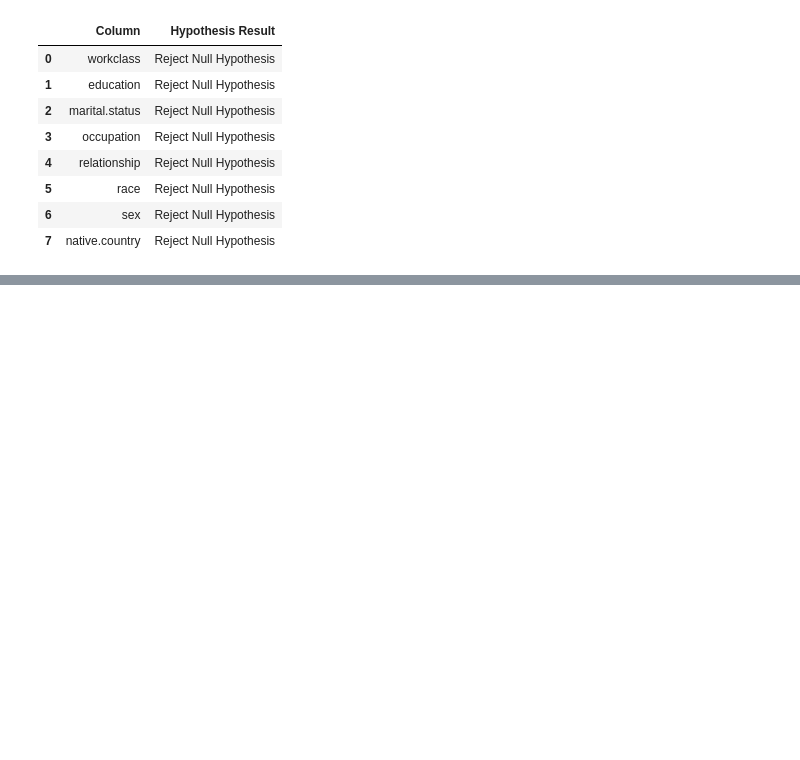
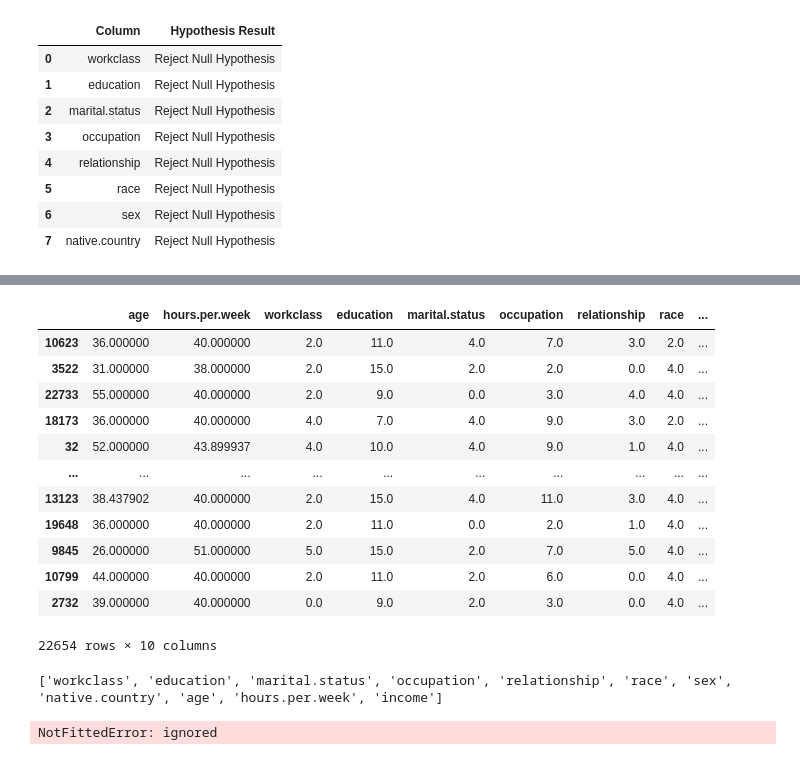
Before and after one commit to ram130849/annual_income_classification_using_Xg_boost_LightBGM, a Jupyter notebook: Adult_Income_Classification_Using_XGBoost.ipynb, the cells around one changed output, grey strips where cells are left out. Drawn from its saved outputs; the diff is of its cells as text; code cells hidden in the pictures; blank space fills up the shorter version.

```diff
--- a/Adult_Income_Classification_Using_XGBoost.ipynb
+++ b/Adult_Income_Classification_Using_XGBoost.ipynb
@@ -379,0 +409,12 @@ plt.show()
+# %%
+encoder = OrdinalEncoder()
+
+data_categorical = df[cat_col]
+data_categorical.head()
+
+data_encoded = encoder.fit_transform(data_categorical)
+
+a = pd.DataFrame(data_encoded,columns=cat_col)
+b = df[['age','hours.per.week','income']]
+#c=data['hours-per-week']
+new_df = pd.concat([b,a],axis=1)
@@ -379,0 +435,35 @@ plt.show()
+# %%
+for col in [ 'hours.per.week', 'income','age']:
+    new_df[col].fillna(new_df[col].mode()[0], inplace=True)
+# %%
+X = new_df.drop(['income'], axis=1)
+y = new_df['income']
+# %%
+X_train, X_test, y_train, y_test = train_test_split(X, y, test_size = 0.3, random_state = 0)
+# %%
+X_train
+# %% [output]
+|  | age | hours.per.week | workclass | education | marital.status | occupation | relationship | race | ... |
+| 10623 | 36.000000 | 40.000000 | 2.0 | 11.0 | 4.0 | 7.0 | 3.0 | 2.0 | ... |
+| 3522 | 31.000000 | 38.000000 | 2.0 | 15.0 | 2.0 | 2.0 | 0.0 | 4.0 | ... |
+| 22733 | 55.000000 | 40.000000 | 2.0 | 9.0 | 0.0 | 3.0 | 4.0 | 4.0 | ... |
+| 18173 | 36.000000 | 40.000000 | 4.0 | 7.0 | 4.0 | 9.0 | 3.0 | 2.0 | ... |
+| 32 | 52.000000 | 43.899937 | 4.0 | 10.0 | 4.0 | 9.0 | 1.0 | 4.0 | ... |
+| ... | ... | ... | ... | ... | ... | ... | ... | ... | ... |
+| 13123 | 38.437902 | 40.000000 | 2.0 | 15.0 | 4.0 | 11.0 | 3.0 | 4.0 | ... |
+| 19648 | 36.000000 | 40.000000 | 2.0 | 11.0 | 0.0 | 2.0 | 1.0 | 4.0 | ... |
+| 9845 | 26.000000 | 51.000000 | 5.0 | 15.0 | 2.0 | 7.0 | 5.0 | 4.0 | ... |
+| 10799 | 44.000000 | 40.000000 | 2.0 | 11.0 | 2.0 | 6.0 | 0.0 | 4.0 | ... |
+| 2732 | 39.000000 | 40.000000 | 0.0 | 9.0 | 2.0 | 3.0 | 0.0 | 4.0 | ... |
+22654 rows × 10 columns
+# %%
+columns = cat_col + ['age','hours.per.week','income']
+print(columns)
+# %% [output]
+['workclass', 'education', 'marital.status', 'occupation', 'relationship', 'race', 'sex', 'native.country', 'age', 'hours.per.week', 'income']
+# %%
+scaler = StandardScaler()
+X_train = pd.DataFrame(data=scaler.transform(X_train),cols=columns)
+X_test = pd.DataFrame(data=scaler.transform(X_test),cols=columns)
+# %% [output]
+NotFittedError: ignored
```
Also changed, not shown: parts of 12 cells of this notebook.
